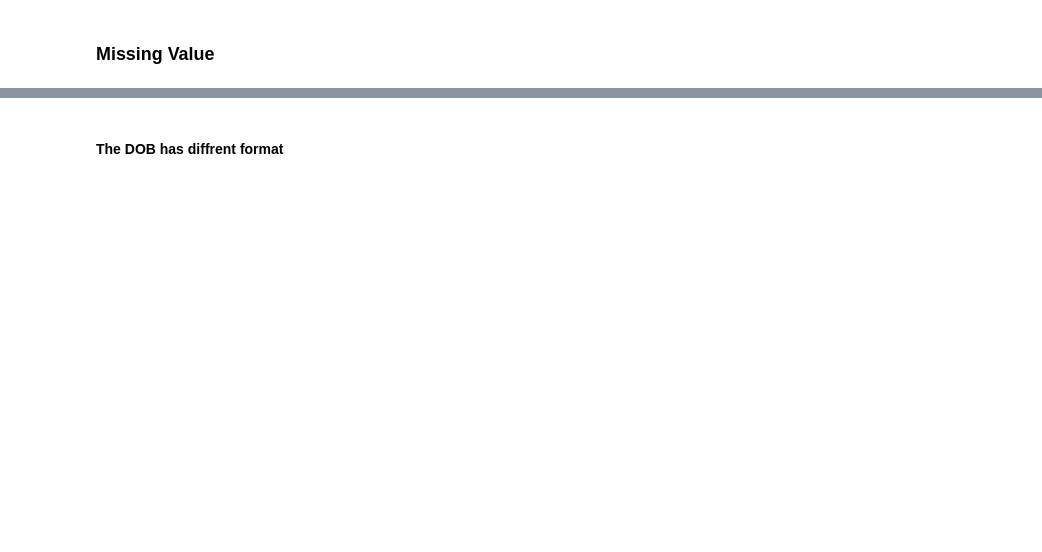
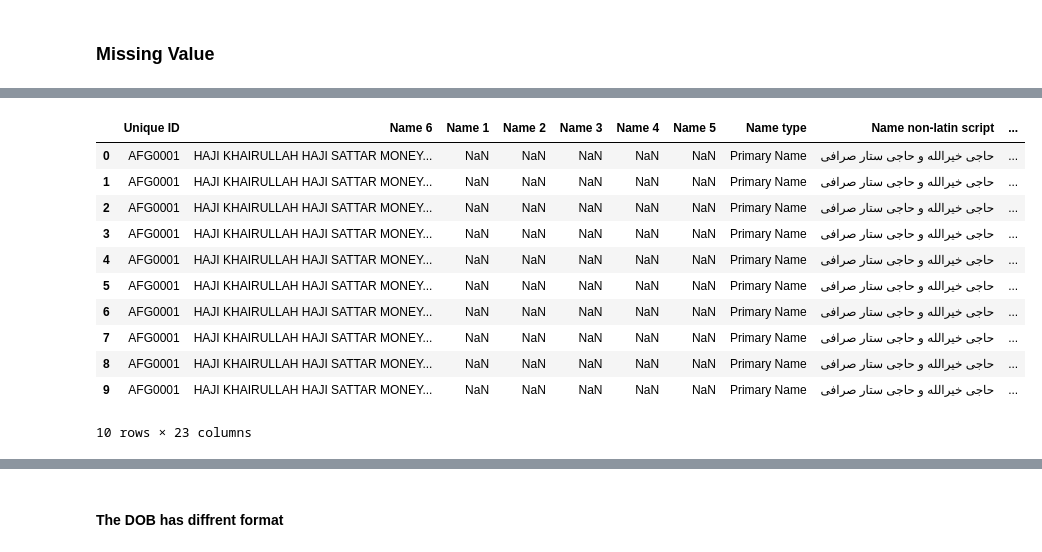
Before and after one commit to Nishit-Thakkar/uk-sanctions-data-pipeline, a Jupyter notebook: Analysis.ipynb, the cells around one changed output, grey strips where cells are left out. Saved outputs shown, nothing was run; the diff lists cells and outputs as text; code cells hidden in the pictures; blank space fills up the shorter version.

```diff
--- a/Analysis.ipynb
+++ b/Analysis.ipynb
@@ -154,0 +132,18 @@ IMO number: 1.5% populated
+# %%
+df[['Unique ID','Name 6','Name 1','Name 2','Name 3','Name 4','Name 5','Name type',
+            'Name non-latin script','D.O.B','Regime Name','Designation Type','Sanctions Imposed',
+            'Address Country','Phone number','Email address','Nationality(/ies)',
+            'Country of birth','National Identifier number','Passport number','IMO number','Position','Title']].head(10)
+# %% [output]
+|  | Unique ID | Name 6 | Name 1 | Name 2 | Name 3 | Name 4 | Name 5 | Name type | Name non-latin script | ... |
+| 0 | AFG0001 | HAJI KHAIRULLAH HAJI SATTAR MONEY... | NaN | NaN | NaN | NaN | NaN | Primary Name | حاجی خيرالله و حاجی ستار صرافی | ... |
+| 1 | AFG0001 | HAJI KHAIRULLAH HAJI SATTAR MONEY... | NaN | NaN | NaN | NaN | NaN | Primary Name | حاجی خيرالله و حاجی ستار صرافی | ... |
+| 2 | AFG0001 | HAJI KHAIRULLAH HAJI SATTAR MONEY... | NaN | NaN | NaN | NaN | NaN | Primary Name | حاجی خيرالله و حاجی ستار صرافی | ... |
+| 3 | AFG0001 | HAJI KHAIRULLAH HAJI SATTAR MONEY... | NaN | NaN | NaN | NaN | NaN | Primary Name | حاجی خيرالله و حاجی ستار صرافی | ... |
+| 4 | AFG0001 | HAJI KHAIRULLAH HAJI SATTAR MONEY... | NaN | NaN | NaN | NaN | NaN | Primary Name | حاجی خيرالله و حاجی ستار صرافی | ... |
+| 5 | AFG0001 | HAJI KHAIRULLAH HAJI SATTAR MONEY... | NaN | NaN | NaN | NaN | NaN | Primary Name | حاجی خيرالله و حاجی ستار صرافی | ... |
+| 6 | AFG0001 | HAJI KHAIRULLAH HAJI SATTAR MONEY... | NaN | NaN | NaN | NaN | NaN | Primary Name | حاجی خيرالله و حاجی ستار صرافی | ... |
+| 7 | AFG0001 | HAJI KHAIRULLAH HAJI SATTAR MONEY... | NaN | NaN | NaN | NaN | NaN | Primary Name | حاجی خيرالله و حاجی ستار صرافی | ... |
+| 8 | AFG0001 | HAJI KHAIRULLAH HAJI SATTAR MONEY... | NaN | NaN | NaN | NaN | NaN | Primary Name | حاجی خيرالله و حاجی ستار صرافی | ... |
+| 9 | AFG0001 | HAJI KHAIRULLAH HAJI SATTAR MONEY... | NaN | NaN | NaN | NaN | NaN | Primary Name | حاجی خيرالله و حاجی ستار صرافی | ... |
+10 rows × 23 columns
```
Also changed, not shown: parts of 20 cells of this notebook.
